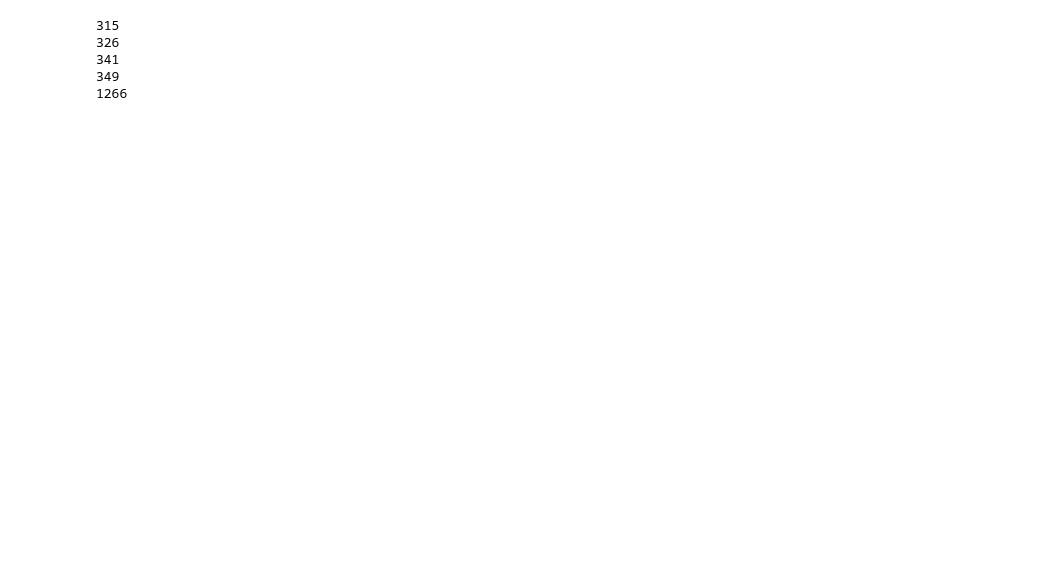
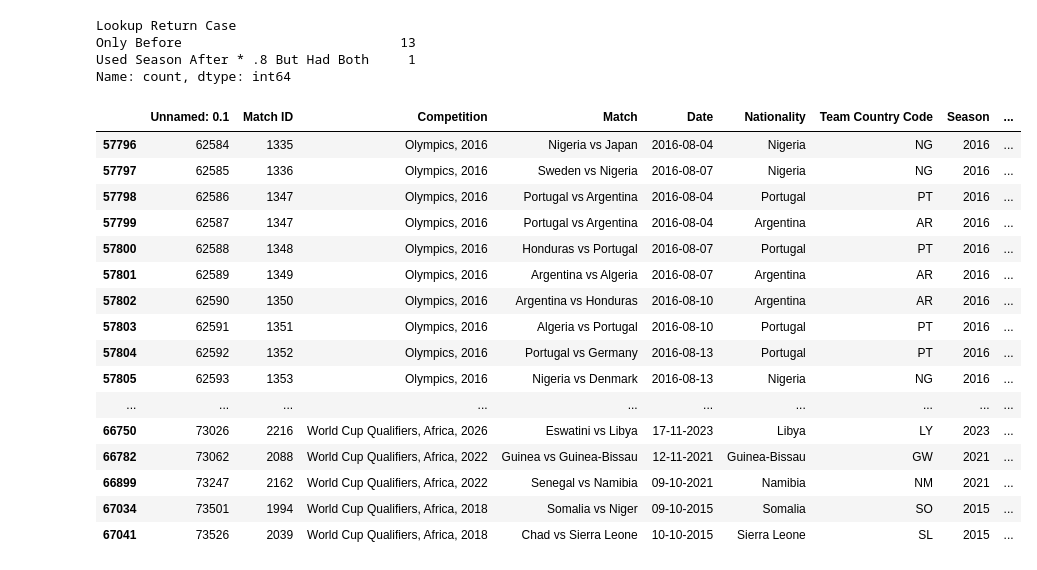
Before and after one commit to finnlsmith/footy_project_market_value_rankings, a Jupyter notebook: create_dataset_1/find_incorrect_names.ipynb, the cells around one changed output. Cells and saved outputs as stored; diff of their text form; code cells hidden in the pictures; blank space fills up the shorter version.

Commit message:
Finished cases with both empty / did not find

```diff
--- a/create_dataset_1/find_incorrect_names.ipynb
+++ b/create_dataset_1/find_incorrect_names.ipynb
@@ -312,10 +325,10 @@ def remove_nation(match, nation1):
 # %%
 #leagues value
 #leagues_value = load_csv_dataset('/Users/finneganlaister-smith/Downloads/DEV ENVIRONMENT/data-science-jupyter-template-main/footy_project_market_value_rankings/create_dataset_1/Most Updated Edited Transfermarkt Dataset.csv')
-transfermarkt_data = load_csv_dataset('/Users/finneganlaister-smith/Downloads/DEV ENVIRONMENT/data-science-jupyter-template-main/footy_project_market_value_rankings/create_dataset_1/MarketValuesComplete.csv')
+transfermarkt_data = load_csv_dataset('/Users/finneganlaister-smith/Downloads/DEV ENVIRONMENT/data-science-jupyter-template-main/footy_project_market_value_rankings/create_dataset_1/CSVs we use often/MarketValuesComplete.csv')
 
 #leagues value large
-leagues_value_large = load_csv_dataset('/Users/finneganlaister-smith/Downloads/DEV ENVIRONMENT/data-science-jupyter-template-main/footy_project_market_value_rankings/create_dataset_1/most_updated_transfermarkt_dataset.csv')
+leagues_value_large = load_csv_dataset('/Users/finneganlaister-smith/Downloads/DEV ENVIRONMENT/data-science-jupyter-template-main/footy_project_market_value_rankings/create_dataset_1/CSVs we use often/most_updated_transfermarkt_dataset.csv')
 
-results_df = load_csv_dataset('newest_results_data_march_24.csv')
+results_df = load_csv_dataset('CSVs we use often/newest_results_data_march_24.csv')
 # %%
@@ -772,18 +393,10 @@ World Cup 2022                                 14
 World Cup Intercontinental Playoffs, 2018       2
 World Cup Intercontinental Playoffs, 2022       1
 Name: count, dtype: int64
-# %%
-for i in range(0, len(large_combined_df_not_working)):
-    if large_combined_df_not_working.at[i, 'ORIGINAL JERSEY'] == 'Mc Burnette':
-        #print(i)
-        # large_combined_df_not_working.at[i, 'Name(s) Found'] = 'Mohamed Koffi' M Ko
-        # large_combined_df_not_working.at[i, 'Name'] = 'Mohamed Koffi'
-        large_combined_df_not_working.at[i, 'ORIGINAL JERSEY'] = 'Nazir McBurnette'
-
-        #352, 365 is Kuk-Chol Kang
-# %% [output]
-315
-326
-341
-349
-1266
+# %%
+large_combined_df_not_working[large_combined_df_not_working['Competition'] == 'World Cup 2022']['Lookup Return Case'].value_counts()
+# %% [output]
+Lookup Return Case
+Only Before                            13
+Used Season After * .8 But Had Both     1
+Name: count, dtype: int64
@@ -789,0 +409,20 @@ for i in range(0, len(large_combined_df_not_working)):
+# %%
+large_combined_df[large_combined_df['Lookup Return Case'] == 'Did Not Find in Curr Season, One Up, or One Down']
+# %% [output]
+|  | Unnamed: 0.1 | Match ID | Competition | Match | Date | Nationality | Team Country Code | Season | ... |
+| 57796 | 62584 | 1335 | Olympics, 2016 | Nigeria vs Japan | 2016-08-04 | Nigeria | NG | 2016 | ... |
+| 57797 | 62585 | 1336 | Olympics, 2016 | Sweden vs Nigeria | 2016-08-07 | Nigeria | NG | 2016 | ... |
+| 57798 | 62586 | 1347 | Olympics, 2016 | Portugal vs Argentina | 2016-08-04 | Portugal | PT | 2016 | ... |
+| 57799 | 62587 | 1347 | Olympics, 2016 | Portugal vs Argentina | 2016-08-04 | Argentina | AR | 2016 | ... |
+| 57800 | 62588 | 1348 | Olympics, 2016 | Honduras vs Portugal | 2016-08-07 | Portugal | PT | 2016 | ... |
+| 57801 | 62589 | 1349 | Olympics, 2016 | Argentina vs Algeria | 2016-08-07 | Argentina | AR | 2016 | ... |
+| 57802 | 62590 | 1350 | Olympics, 2016 | Argentina vs Honduras | 2016-08-10 | Argentina | AR | 2016 | ... |
+| 57803 | 62591 | 1351 | Olympics, 2016 | Algeria vs Portugal | 2016-08-10 | Portugal | PT | 2016 | ... |
+| 57804 | 62592 | 1352 | Olympics, 2016 | Portugal vs Germany | 2016-08-13 | Portugal | PT | 2016 | ... |
+| 57805 | 62593 | 1353 | Olympics, 2016 | Nigeria vs Denmark | 2016-08-13 | Nigeria | NG | 2016 | ... |
+| ... | ... | ... | ... | ... | ... | ... | ... | ... | ... |
+| 66750 | 73026 | 2216 | World Cup Qualifiers, Africa, 2026 | Eswatini vs Libya | 17-11-2023 | Libya | LY | 2023 | ... |
+| 66782 | 73062 | 2088 | World Cup Qualifiers, Africa, 2022 | Guinea vs Guinea-Bissau | 12-11-2021 | Guinea-Bissau | GW | 2021 | ... |
+| 66899 | 73247 | 2162 | World Cup Qualifiers, Africa, 2022 | Senegal vs Namibia | 09-10-2021 | Namibia | NM | 2021 | ... |
+| 67034 | 73501 | 1994 | World Cup Qualifiers, Africa, 2018 | Somalia vs Niger | 09-10-2015 | Somalia | SO | 2015 | ... |
+| 67041 | 73526 | 2039 | World Cup Qualifiers, Africa, 2018 | Chad vs Sierra Leone | 10-10-2015 | Sierra Leone | SL | 2015 | ... |
```
Also changed, not shown: parts of 19 cells of this notebook, 19 other files.
